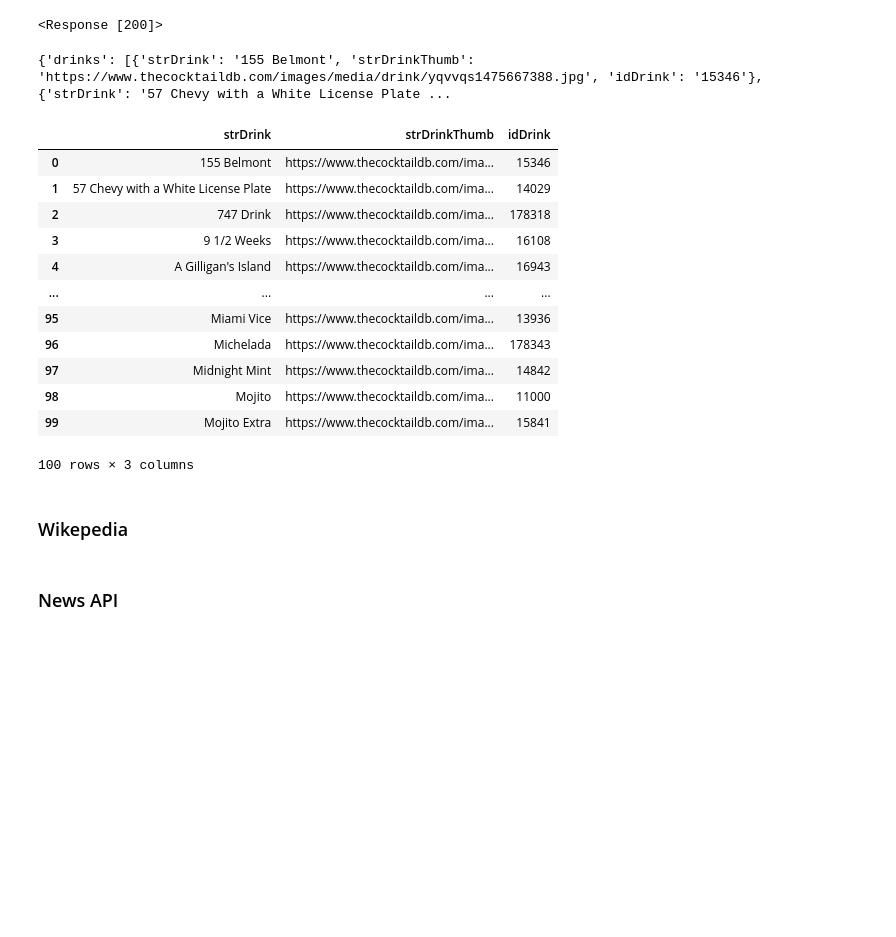
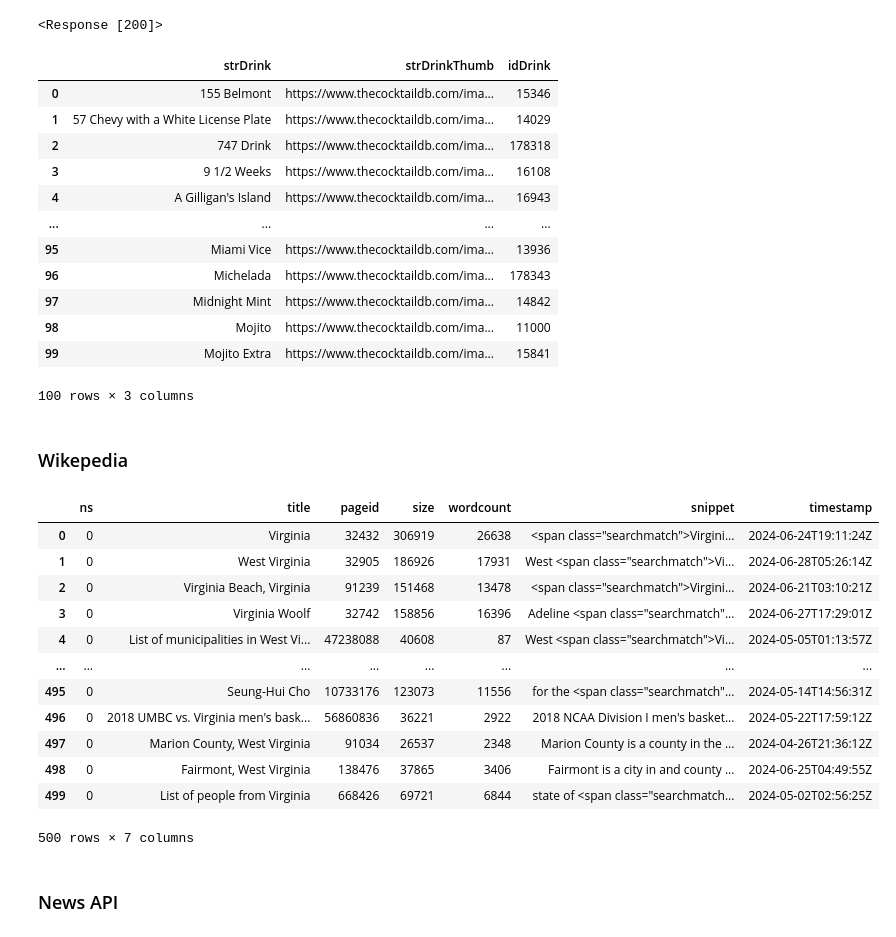
Before and after one commit to shroffr01/UVACODE, a Jupyter notebook: App of Data Science/M03_Live_Coding.ipynb, the cells around one changed output. Drawn from its saved outputs; the diff is of its cells as text; code cells hidden in the pictures; blank space fills up the shorter version.

```diff
--- a/App of Data Science/M03_Live_Coding.ipynb
+++ b/App of Data Science/M03_Live_Coding.ipynb
@@ -45,23 +45,22 @@ r
 <Response [200]>
 # %%
 myjson = json.loads(r.text)
-print(myjson)
+myjson
 pd.json_normalize(myjson, record_path = ['drinks'])
 # %% [output]
+|  | strDrink | strDrinkThumb | idDrink |
+| 0 | 155 Belmont | https://www.thecocktaildb.com/ima... | 15346 |
+| 1 | 57 Chevy with a White License Plate | https://www.thecocktaildb.com/ima... | 14029 |
+| 2 | 747 Drink | https://www.thecocktaildb.com/ima... | 178318 |
+| 3 | 9 1/2 Weeks | https://www.thecocktaildb.com/ima... | 16108 |
+| 4 | A Gilligan's Island | https://www.thecocktaildb.com/ima... | 16943 |
+| ... | ... | ... | ... |
+| 95 | Miami Vice | https://www.thecocktaildb.com/ima... | 13936 |
+| 96 | Michelada | https://www.thecocktaildb.com/ima... | 178343 |
+| 97 | Midnight Mint | https://www.thecocktaildb.com/ima... | 14842 |
+| 98 | Mojito | https://www.thecocktaildb.com/ima... | 11000 |
+| 99 | Mojito Extra | https://www.thecocktaildb.com/ima... | 15841 |
-{'drinks': [{'strDrink': '155 Belmont', 'strDrinkThumb': 'https://www.thecocktaildb.com/images/media/drink/yqvvqs1475667388.jpg', 'idDrink': '15346'}, {'strDrink': '57 Chevy with a White License Plate ...
+100 rows × 3 columns
-|  | strDrink | strDrinkThumb | idDrink |
-| 0 | 155 Belmont | https://www.thecocktaildb.com/ima... | 15346 |
-| 1 | 57 Chevy with a White License Plate | https://www.thecocktaildb.com/ima... | 14029 |
-| 2 | 747 Drink | https://www.thecocktaildb.com/ima... | 178318 |
-| 3 | 9 1/2 Weeks | https://www.thecocktaildb.com/ima... | 16108 |
-| 4 | A Gilligan's Island | https://www.thecocktaildb.com/ima... | 16943 |
-| ... | ... | ... | ... |
-| 95 | Miami Vice | https://www.thecocktaildb.com/ima... | 13936 |
-| 96 | Michelada | https://www.thecocktaildb.com/ima... | 178343 |
-| 97 | Midnight Mint | https://www.thecocktaildb.com/ima... | 14842 |
-| 98 | Mojito | https://www.thecocktaildb.com/ima... | 11000 |
-| 99 | Mojito Extra | https://www.thecocktaildb.com/ima... | 15841 |
-100 rows × 3 columns
 # %% [markdown]
 ### Wikepedia
 # %%
@@ -71,6 +70,22 @@ r = requests.get(url, headers = headers)
 myjson = json.loads(r.text)
 # %%
 virginia_wiki_df = pd.json_normalize(myjson, record_path = ['query', 'search'])
+# %%
+virginia_wiki_df
+# %% [output]
+|  | ns | title | pageid | size | wordcount | snippet | timestamp |
+| 0 | 0 | Virginia | 32432 | 306919 | 26638 | <span class="searchmatch">Virgini... | 2024-06-24T19:11:24Z |
+| 1 | 0 | West Virginia | 32905 | 186926 | 17931 | West <span class="searchmatch">Vi... | 2024-06-28T05:26:14Z |
+| 2 | 0 | Virginia Beach, Virginia | 91239 | 151468 | 13478 | <span class="searchmatch">Virgini... | 2024-06-21T03:10:21Z |
+| 3 | 0 | Virginia Woolf | 32742 | 158856 | 16396 | Adeline <span class="searchmatch"... | 2024-06-27T17:29:01Z |
+| 4 | 0 | List of municipalities in West Vi... | 47238088 | 40608 | 87 | West <span class="searchmatch">Vi... | 2024-05-05T01:13:57Z |
+| ... | ... | ... | ... | ... | ... | ... | ... |
+| 495 | 0 | Seung-Hui Cho | 10733176 | 123073 | 11556 | for the <span class="searchmatch"... | 2024-05-14T14:56:31Z |
+| 496 | 0 | 2018 UMBC vs. Virginia men's bask... | 56860836 | 36221 | 2922 | 2018 NCAA Division I men's basket... | 2024-05-22T17:59:12Z |
+| 497 | 0 | Marion County, West Virginia | 91034 | 26537 | 2348 | Marion County is a county in the ... | 2024-04-26T21:36:12Z |
+| 498 | 0 | Fairmont, West Virginia | 138476 | 37865 | 3406 | Fairmont is a city in and county ... | 2024-06-25T04:49:55Z |
+| 499 | 0 | List of people from Virginia | 668426 | 69721 | 6844 | state of <span class="searchmatch... | 2024-05-02T02:56:25Z |
+500 rows × 7 columns
 # %% [markdown]
 ### News API
 # %%
```
Also changed, not shown: 2 other files.
